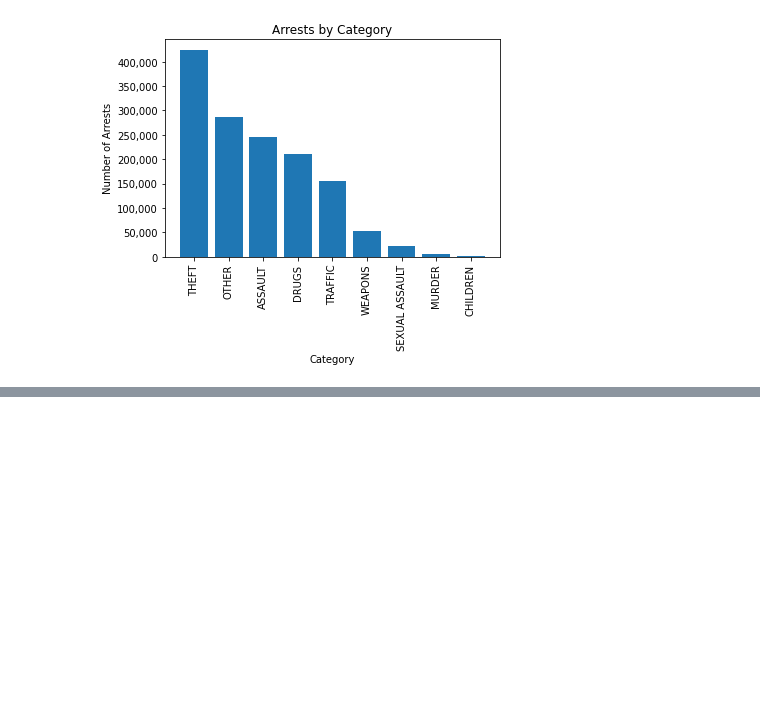
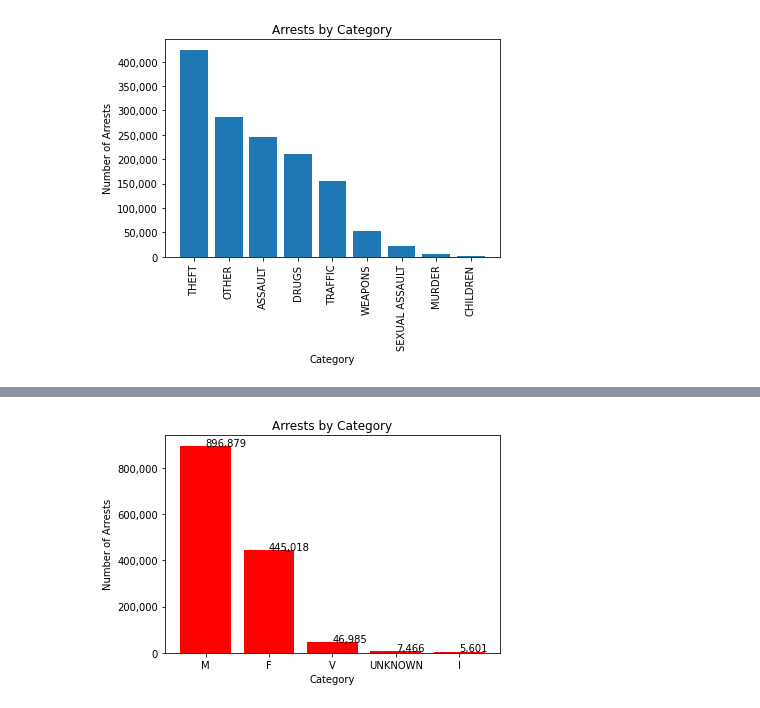
Before and after one commit to AmitSamra/NYC_Crime, a Jupyter notebook: nyc_crime_python.ipynb, the cells around one changed output, grey strips where cells are left out. Saved outputs shown, nothing was run; the diff lists cells and outputs as text; code cells hidden in the pictures; blank space fills up the shorter version.

Commit message:
Added law_cat_cd df and plot

```diff
--- a/nyc_crime_python.ipynb
+++ b/nyc_crime_python.ipynb
@@ -613,0 +616,7 @@ plt.show()
+# %%
+df_law_cat_cd = df.groupby('law_cat_cd', as_index=False)
+df_law_cat_cd = df_law_cat_cd.size()
+df_law_cat_cd = df_law_cat_cd.sort_values('size', ascending=False)
+df_law_cat_cd = df_law_cat_cd.reset_index(drop=True)
+df_law_cat_cd = df_law_cat_cd.rename(columns={'size':'total_arrests'})
+df_law_cat_cd
@@ -613,0 +630,18 @@ plt.show()
+# %%
+fig, ax = plt.subplots()
+ax.bar(df_law_cat_cd.law_cat_cd, df_law_cat_cd.total_arrests, color='red')
+ax.set_xlabel('Category')
+ax.set_ylabel('Number of Arrests')
+ax.set_title('Arrests by Category')
+plt.xticks(rotation=0)
+
+ax.yaxis.set_major_formatter(
+ticker.FuncFormatter(lambda y,p: format(int(y), ','))
+)
+
+for i,j in zip(df_law_cat_cd.law_cat_cd, df_law_cat_cd.total_arrests):
+    ax.annotate(format((j), ','), xy=(i,j))
+
+plt.show()
+# %% [output]
+[figure, added]
```
Also changed, not shown: parts of 2 cells of this notebook.
